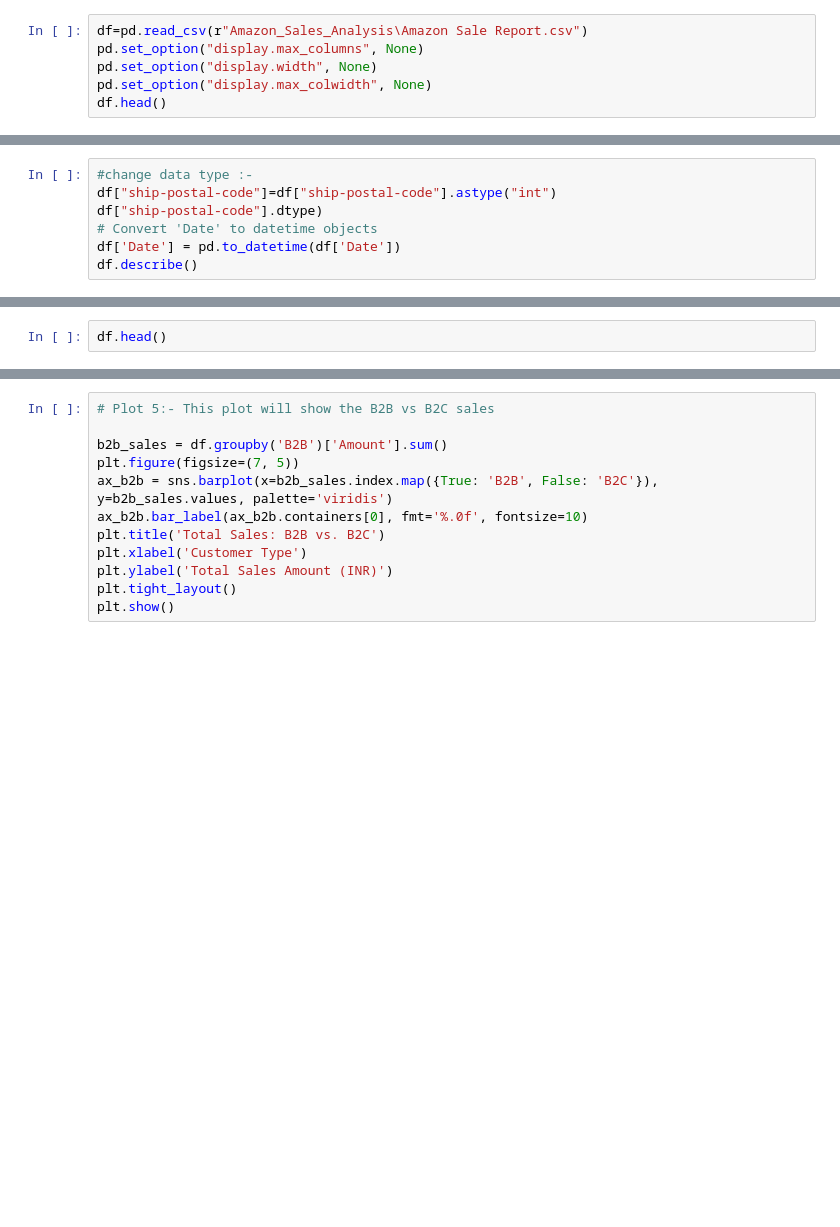
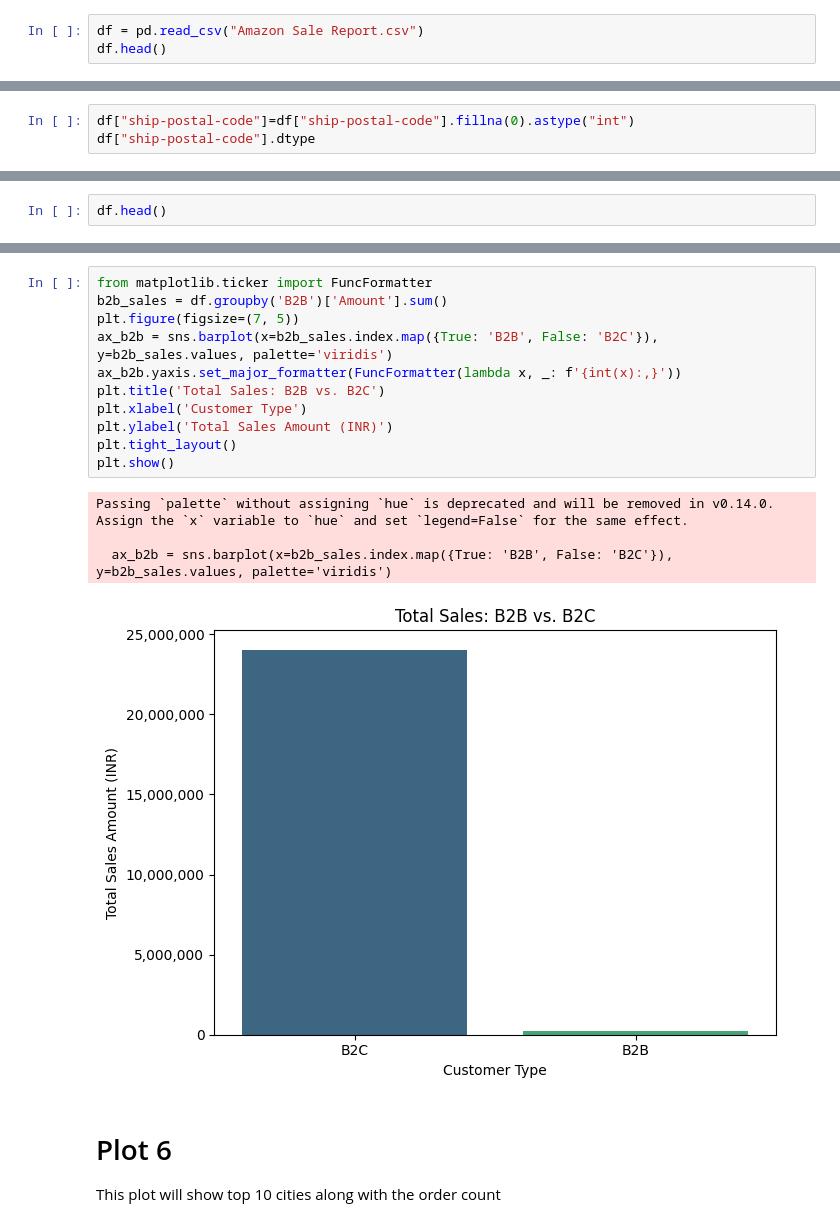
Before and after one commit to Pranayjain0960/Amazon_Sales_Analysis, a Jupyter notebook: amazon_data_analysis.ipynb, the cells around one changed output, grey strips where cells are left out. Saved outputs shown, nothing was run; the diff lists cells and outputs as text; blank space fills up the shorter version.

```diff
--- a/amazon_data_analysis.ipynb
+++ b/amazon_data_analysis.ipynb
@@ -6,6 +10,3 @@ import matplotlib.pyplot as plt
 # %%
-df=pd.read_csv(r"Amazon_Sales_Analysis\Amazon Sale Report.csv")
-pd.set_option("display.max_columns", None)
-pd.set_option("display.width", None)
-pd.set_option("display.max_colwidth", None)
+df = pd.read_csv("Amazon Sale Report.csv")
 df.head()
@@ -27,7 +159,3 @@ df.head()
 # %%
-#change data type :-
-df["ship-postal-code"]=df["ship-postal-code"].astype("int")
-df["ship-postal-code"].dtype)
-# Convert 'Date' to datetime objects
-df['Date'] = pd.to_datetime(df['Date'])
-df.describe()
+df["ship-postal-code"]=df["ship-postal-code"].fillna(0).astype("int")
+df["ship-postal-code"].dtype
@@ -84,13 +284,20 @@ plt.show()
 # %%
-# Plot 5:- This plot will show the B2B vs B2C sales
-
+from matplotlib.ticker import FuncFormatter
 b2b_sales = df.groupby('B2B')['Amount'].sum()
 plt.figure(figsize=(7, 5))
 ax_b2b = sns.barplot(x=b2b_sales.index.map({True: 'B2B', False: 'B2C'}), y=b2b_sales.values, palette='viridis')
-ax_b2b.bar_label(ax_b2b.containers[0], fmt='%.0f', fontsize=10)
+ax_b2b.yaxis.set_major_formatter(FuncFormatter(lambda x, _: f'{int(x):,}'))
 plt.title('Total Sales: B2B vs. B2C')
 plt.xlabel('Customer Type')
 plt.ylabel('Total Sales Amount (INR)')
 plt.tight_layout()
 plt.show()
+# %% [output]
+Passing `palette` without assigning `hue` is deprecated and will be removed in v0.14.0. Assign the `x` variable to `hue` and set `legend=False` for the same effect.
+
+  ax_b2b = sns.barplot(x=b2b_sales.index.map({True: 'B2B', False: 'B2C'}), y=b2b_sales.values, palette='viridis')
+[figure, added]
+# %% [markdown]
+# Plot 6
+This plot will show top 10 cities along with the order count
 # %%
```
Also changed, not shown: parts of 33 cells of this notebook, 1 other file.
